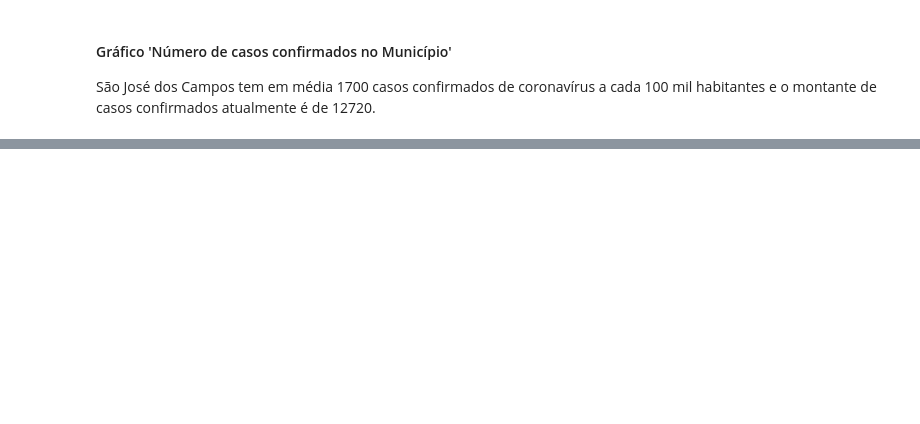
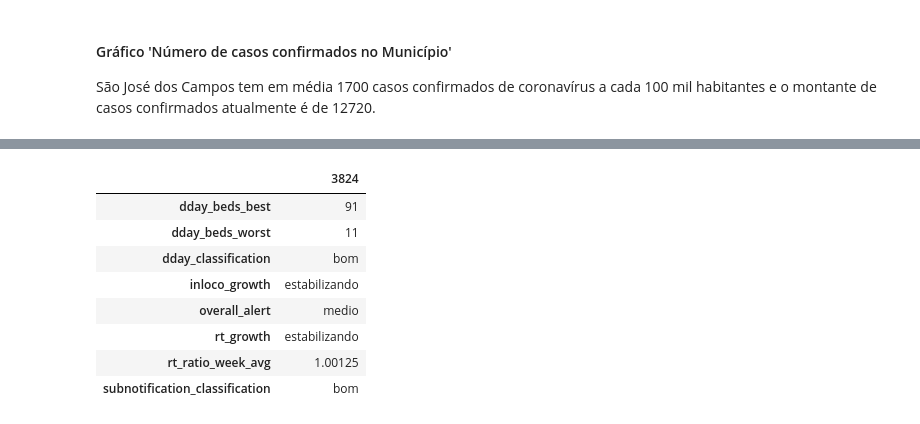
Before and after one commit to arcursino/desafio-impulso, a Jupyter notebook: analise_covid.ipynb, the cells around one changed output, grey strips where cells are left out. Saved outputs shown, nothing was run; the diff lists cells and outputs as text; code cells hidden in the pictures; blank space fills up the shorter version.

Commit message:
inclui análise farolcovid

```diff
--- a/analise_covid.ipynb
+++ b/analise_covid.ipynb
@@ -16,6 +16,7 @@ low_memory=False
 #Leitura dos datasets utilizados na análise
 df = pd.read_csv(r'impulso-caso-full.csv', sep=',')
 isolamento = pd.read_csv(r'isolamento_sjc.csv', sep=',')
+farol = pd.read_csv(r'farolcovid-main.csv', sep=',')
 # %%
 #Para verificar o nome das colunas do dataset
 df.columns
@@ -117,3 +118,7 @@ min       31.000000
 75%       52.000000
 max       61.000000
 Name: Média de Índice De Isolamento(%), dtype: float64
+# %%
+#Filtrando apenas as informação do município no dataset FarolCovid com índices de
+#Risco de Contágio, Subnotifcações e Capacidade Hospitalar.
+farol_sjc =  farol[farol['city_name'] == 'São José dos Campos']
@@ -248,3 +281,20 @@ fig = go.Figure(data=data, layout=configuracoes_layout)
 py.iplot(fig)
 # %% [output]
 [interactive output not drawn]
+# %%
+#Filtro com apenas as colunas de interesse
+filtro = ['dday_beds_best','dday_beds_worst', 'dday_classification', 'inloco_growth',
+          'overall_alert','rt_growth', 'rt_ratio_week_avg', 'subnotification_classification']
+# %%
+# Visualização da Tabela de Interesse
+farol_sjc[filtro].T
+# %% [output]
+|  | 3824 |
+| dday_beds_best | 91 |
+| dday_beds_worst | 11 |
+| dday_classification | bom |
+| inloco_growth | estabilizando |
+| overall_alert | medio |
+| rt_growth | estabilizando |
+| rt_ratio_week_avg | 1.00125 |
+| subnotification_classification | bom |
```
Also changed, not shown: parts of 4 cells of this notebook, 1 other file.
